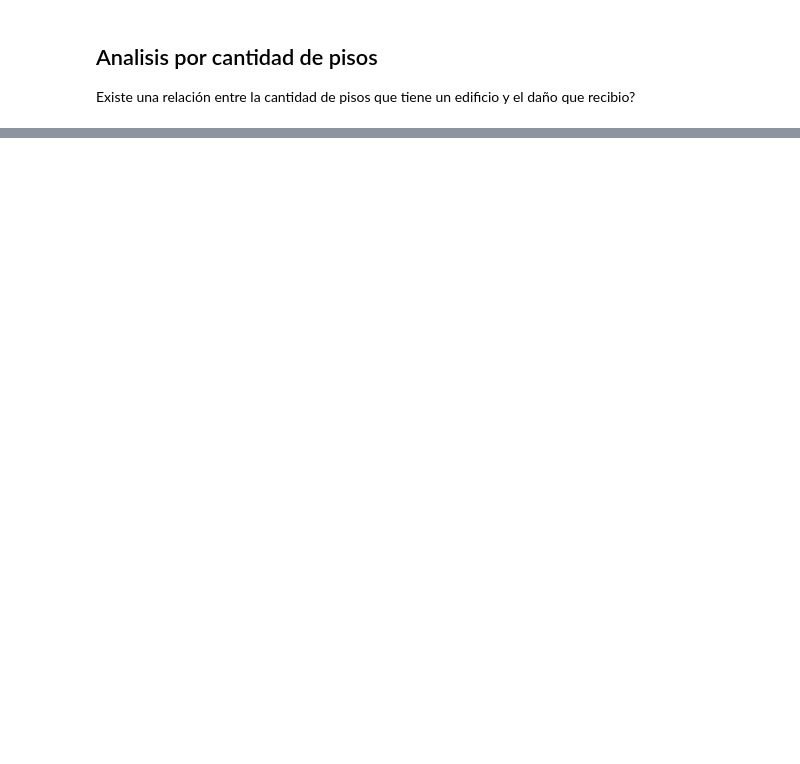
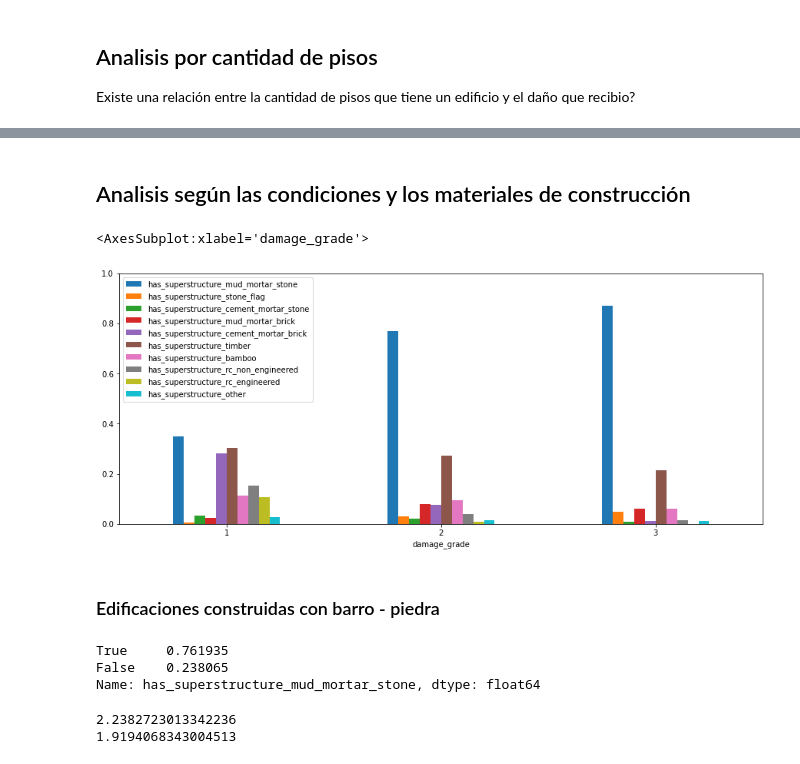
Before and after one commit to franvinas/7506-tp1, a Jupyter notebook: tp1.ipynb, the cells around one changed output, grey strips where cells are left out. Saved outputs shown, nothing was run; the diff lists cells and outputs as text; code cells hidden in the pictures; blank space fills up the shorter version.

Commit message:
Analisis segun materiales

```diff
--- a/tp1.ipynb
+++ b/tp1.ipynb
@@ -298,0 +404,29 @@ train[['count_floors_pre_eq', 'damage_grade']].value_counts().to_frame().rename(
+# %% [markdown]
+## Analisis según las condiciones y los materiales de construcción
+# %%
+superstructure = train[['has_superstructure_mud_mortar_stone', 'has_superstructure_stone_flag',
+       'has_superstructure_cement_mortar_stone',
+       'has_superstructure_mud_mortar_brick',
+       'has_superstructure_cement_mortar_brick', 'has_superstructure_timber',
+       'has_superstructure_bamboo', 'has_superstructure_rc_non_engineered',
+       'has_superstructure_rc_engineered', 'has_superstructure_other','damage_grade']]
+
+superstructure.groupby('damage_grade').agg(lambda x: x.sum() / x.count()).plot(kind='bar', figsize=(15,6), rot=0, ylim=(0,1))
+# %% [output]
+<AxesSubplot:xlabel='damage_grade'>
+[figure, added]
+# %% [markdown]
+### Edificaciones construidas con barro - piedra
+# %%
+superstructure['has_superstructure_mud_mortar_stone'].value_counts(normalize=True)
+# %% [output]
+True     0.761935
+False    0.238065
+Name: has_superstructure_mud_mortar_stone, dtype: float64
+# %%
+no_superstructure_mud_mortar_stone = superstructure.loc[superstructure['has_superstructure_mud_mortar_stone'] == False, 'damage_grade']
+print(train['damage_grade'].mean())
+print(no_superstructure_mud_mortar_stone.mean())
+# %% [output]
+2.2382723013342236
+1.9194068343004513
```
Also changed, not shown: parts of 36 cells of this notebook.
